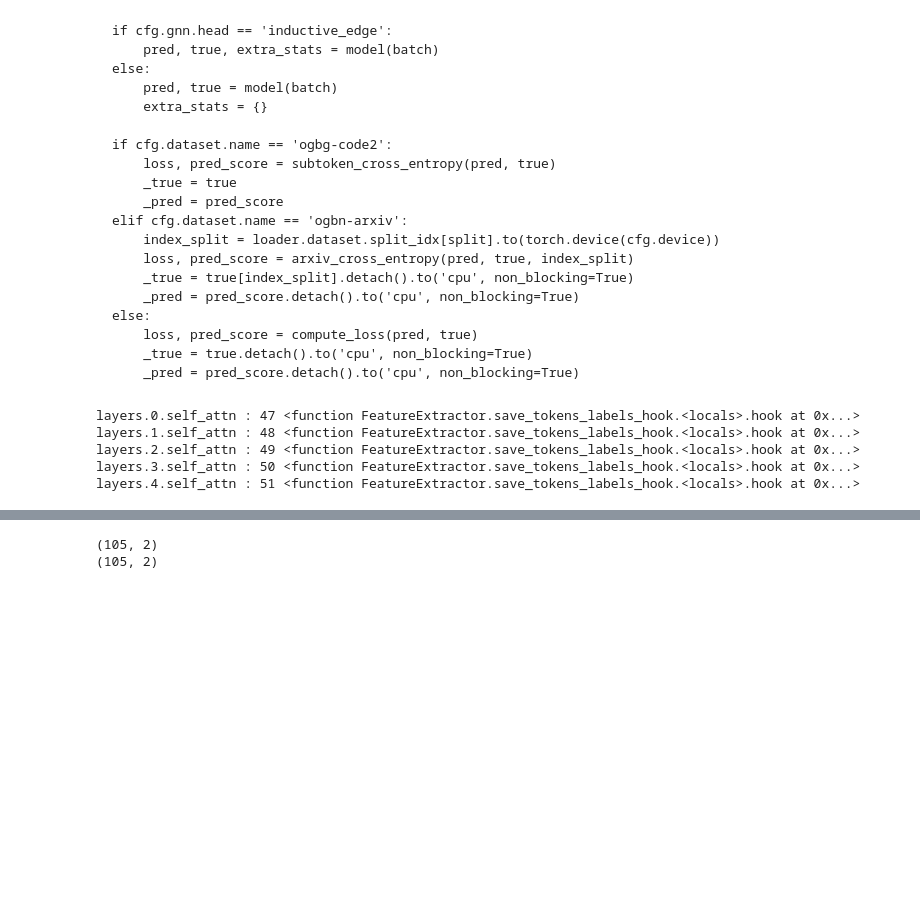
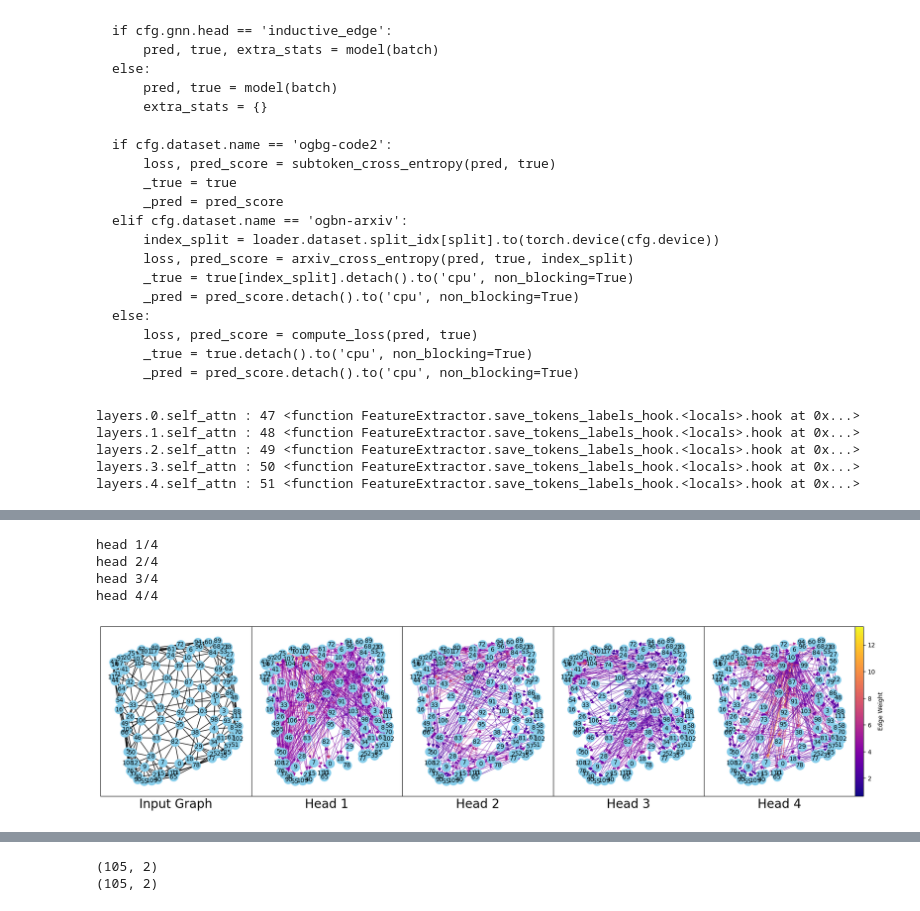
Before and after one commit to JonasDeSchouwer/MSc-thesis, a Jupyter notebook: inspecting-attention-weights.ipynb, the cells around one changed output, grey strips where cells are left out. Saved outputs shown, nothing was run; the diff lists cells and outputs as text; code cells hidden in the pictures; blank space fills up the shorter version.

```diff
--- a/inspecting-attention-weights.ipynb
+++ b/inspecting-attention-weights.ipynb
@@ -401,0 +436,10 @@ InDegreeView({0: 0, 1: 1})
+# %%
+fake_nodes = keys[0][0].norm(dim=-1) == keys[0][0].norm(dim=-1)[-1]
+
+G = vis_mip_attn_graph_multiple_heads(nearest_key_indices[0, :, ~fake_nodes, :], largest_attention_weights[0, :, ~fake_nodes, :], edge_idxs[0])
+# %% [output]
+head 1/4
+head 2/4
+head 3/4
+head 4/4
+[figure, added]
```
Also changed, not shown: parts of 19 cells of this notebook, 1 other file.
